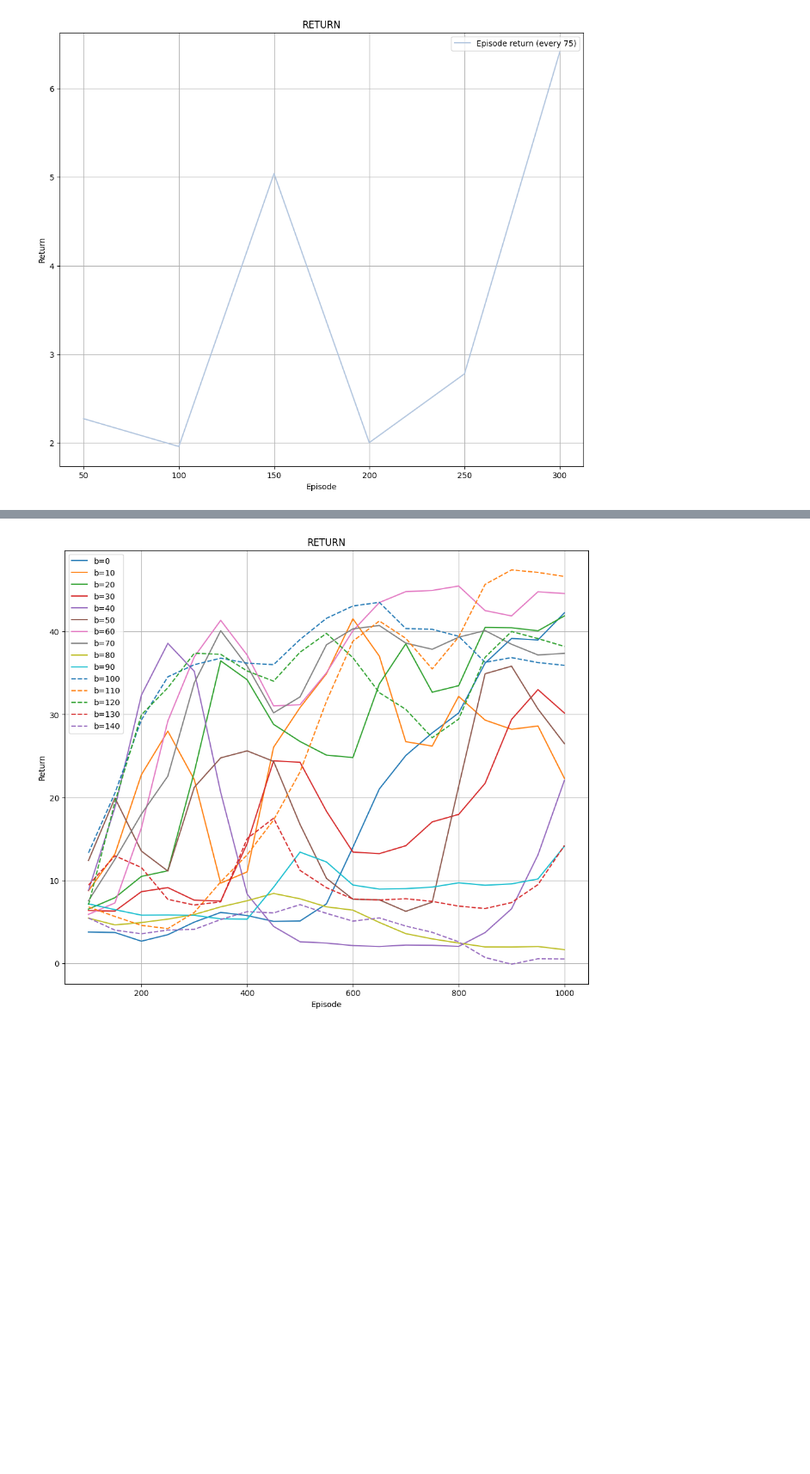
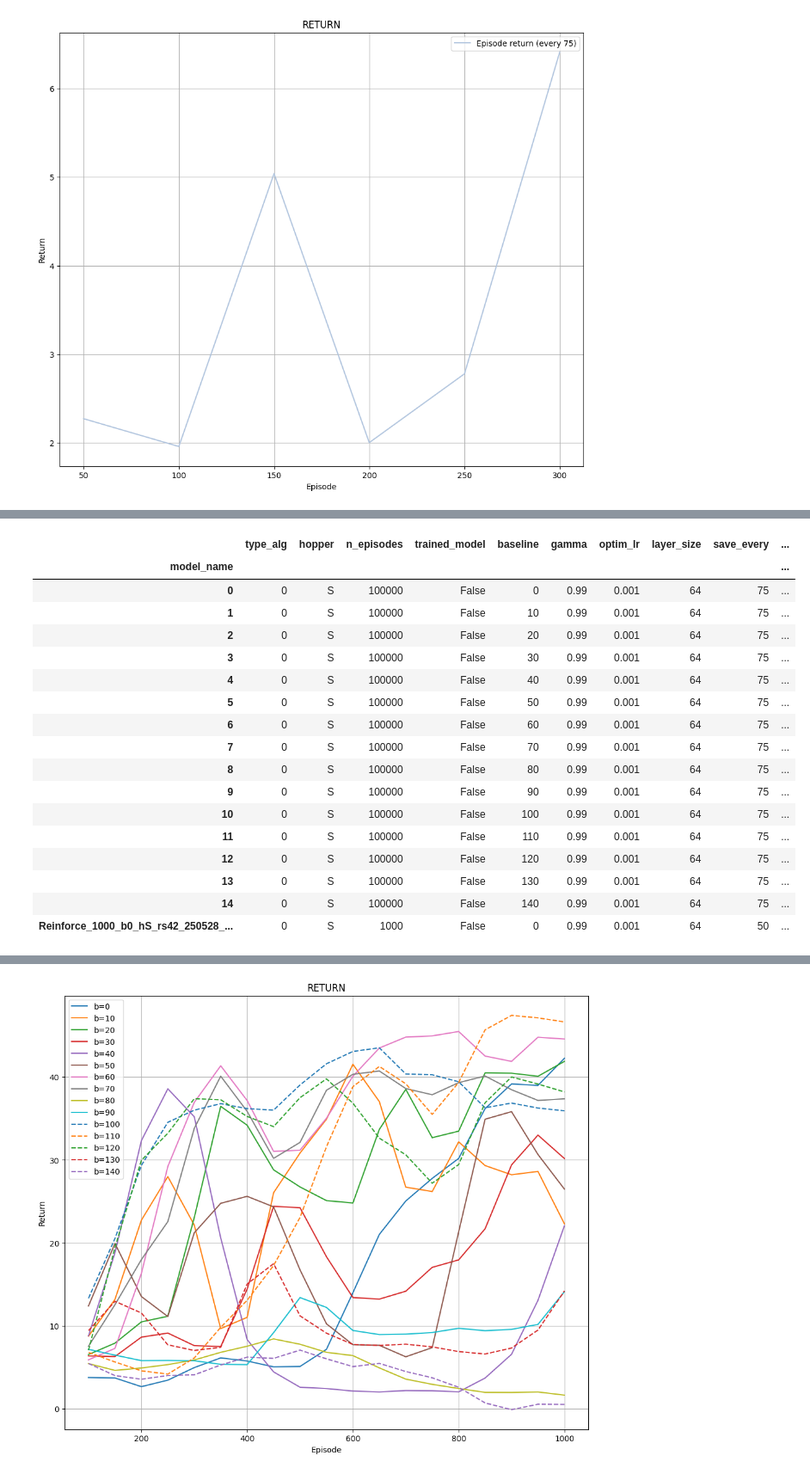
Before and after one commit to MaddalenaGhiotti/ReinforcementLearningProject, a Jupyter notebook: main_Maddalena.ipynb, the cells around one changed output, grey strips where cells are left out. Shown at 86% size. Saved outputs shown, nothing was run; the diff lists cells and outputs as text; code cells hidden in the pictures; blank space fills up the shorter version.

```diff
--- a/main_Maddalena.ipynb
+++ b/main_Maddalena.ipynb
@@ -297,0 +325,22 @@ plt.legend()
+# %%
+loaded_csv = pd.read_csv('results1.csv', index_col='model_name')
+display(loaded_csv)
+# %% [output]
+|  | type_alg | hopper | n_episodes | trained_model | baseline | gamma | optim_lr | layer_size | save_every | ... |
+| model_name |  |  |  |  |  |  |  |  |  | ... |
+| 0 | 0 | S | 100000 | False | 0 | 0.99 | 0.001 | 64 | 75 | ... |
+| 1 | 0 | S | 100000 | False | 10 | 0.99 | 0.001 | 64 | 75 | ... |
+| 2 | 0 | S | 100000 | False | 20 | 0.99 | 0.001 | 64 | 75 | ... |
+| 3 | 0 | S | 100000 | False | 30 | 0.99 | 0.001 | 64 | 75 | ... |
+| 4 | 0 | S | 100000 | False | 40 | 0.99 | 0.001 | 64 | 75 | ... |
+| 5 | 0 | S | 100000 | False | 50 | 0.99 | 0.001 | 64 | 75 | ... |
+| 6 | 0 | S | 100000 | False | 60 | 0.99 | 0.001 | 64 | 75 | ... |
+| 7 | 0 | S | 100000 | False | 70 | 0.99 | 0.001 | 64 | 75 | ... |
+| 8 | 0 | S | 100000 | False | 80 | 0.99 | 0.001 | 64 | 75 | ... |
+| 9 | 0 | S | 100000 | False | 90 | 0.99 | 0.001 | 64 | 75 | ... |
+| 10 | 0 | S | 100000 | False | 100 | 0.99 | 0.001 | 64 | 75 | ... |
+| 11 | 0 | S | 100000 | False | 110 | 0.99 | 0.001 | 64 | 75 | ... |
+| 12 | 0 | S | 100000 | False | 120 | 0.99 | 0.001 | 64 | 75 | ... |
+| 13 | 0 | S | 100000 | False | 130 | 0.99 | 0.001 | 64 | 75 | ... |
+| 14 | 0 | S | 100000 | False | 140 | 0.99 | 0.001 | 64 | 75 | ... |
+| Reinforce_1000_b0_hS_rs42_250528_... | 0 | S | 1000 | False | 0 | 0.99 | 0.001 | 64 | 50 | ... |
```
Also changed, not shown: parts of 5 cells of this notebook, 1 other file.
